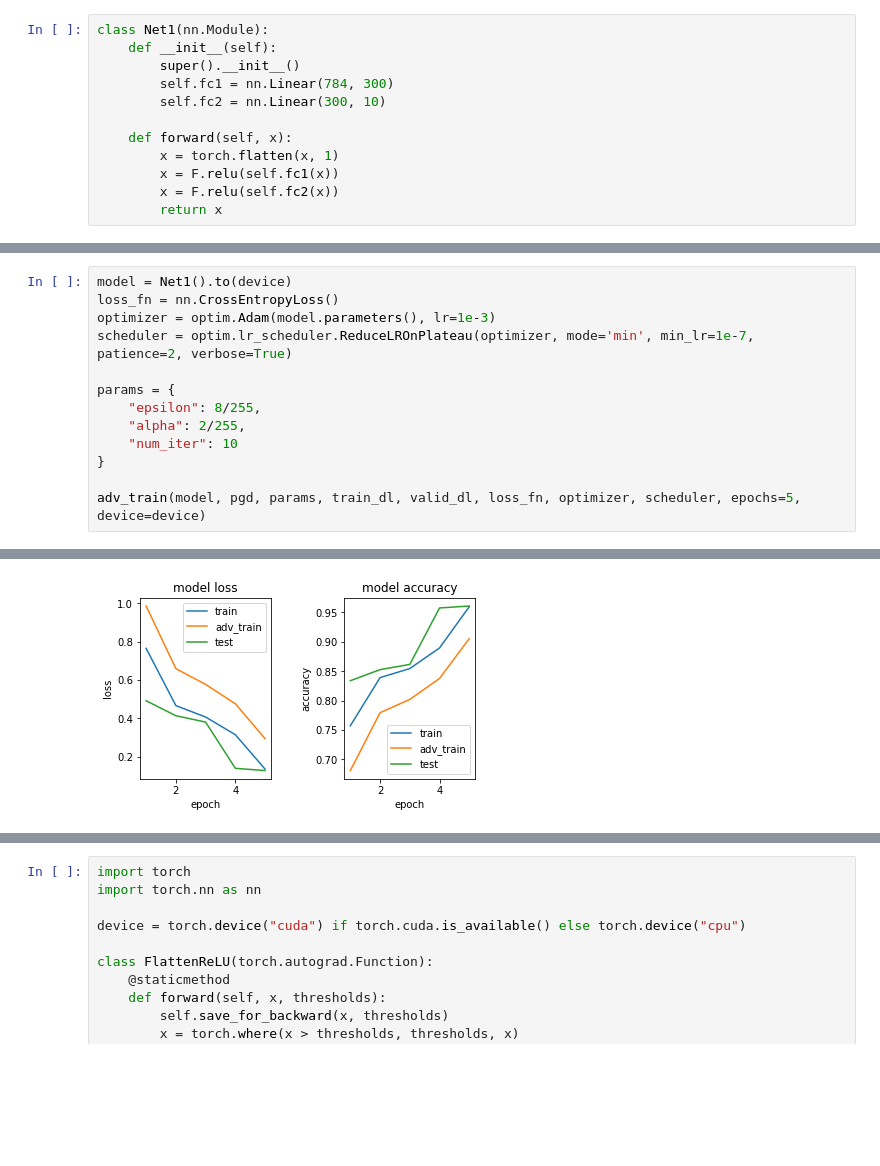
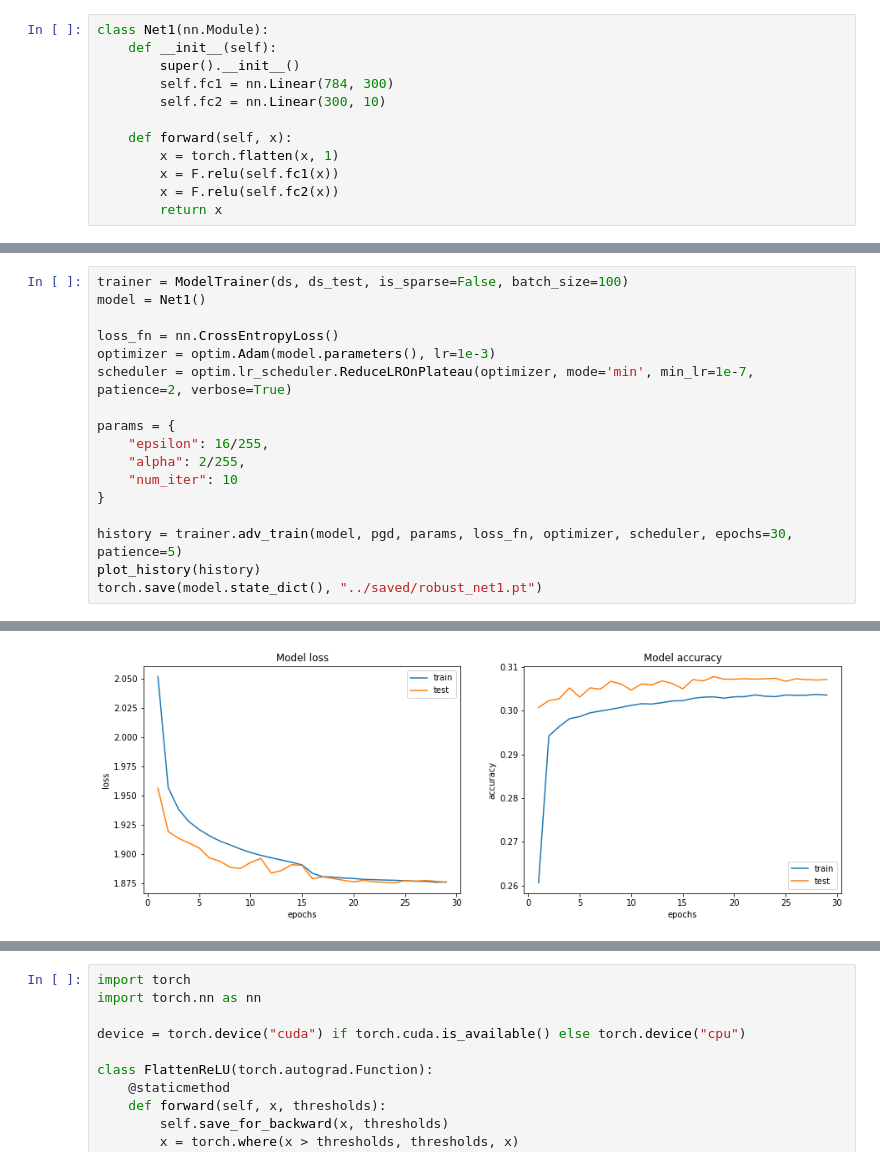
Before and after one commit to lukinio/adversarial-examples, a Jupyter notebook: sandbox/FReLU_layer.ipynb, the cells around one changed output, grey strips where cells are left out. Saved outputs shown, nothing was run; the diff lists cells and outputs as text; blank space fills up the shorter version.

```diff
--- a/sandbox/FReLU_layer.ipynb
+++ b/sandbox/FReLU_layer.ipynb
@@ -108,14 +216,18 @@ class Net1(nn.Module):
 # %%
-model = Net1().to(device)
+trainer = ModelTrainer(ds, ds_test, is_sparse=False, batch_size=100)
+model = Net1()
+
 loss_fn = nn.CrossEntropyLoss()
 optimizer = optim.Adam(model.parameters(), lr=1e-3)
 scheduler = optim.lr_scheduler.ReduceLROnPlateau(optimizer, mode='min', min_lr=1e-7, patience=2, verbose=True)
 
 params = {
-    "epsilon": 8/255,
+    "epsilon": 16/255,
     "alpha": 2/255,
     "num_iter": 10
 }
 
-adv_train(model, pgd, params, train_dl, valid_dl, loss_fn, optimizer, scheduler, epochs=5, device=device)
+history = trainer.adv_train(model, pgd, params, loss_fn, optimizer, scheduler, epochs=30, patience=5)
+plot_history(history)
+torch.save(model.state_dict(), "../saved/robust_net1.pt")
 # %% [output]
@@ -127 +251 @@ Epoch: 5 Validation Loss: 0.1277 accuracy: 0.9610, time: 0:00:18
-[figure, old version]
+[figure, new version]
```
Also changed, not shown: parts of 18 cells of this notebook, 8 other files.
